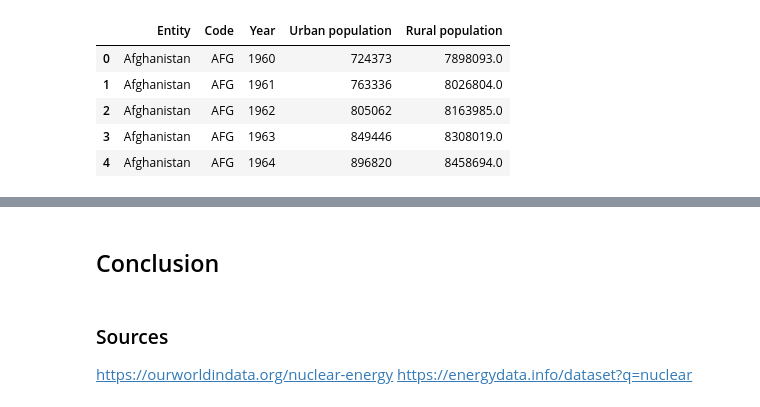
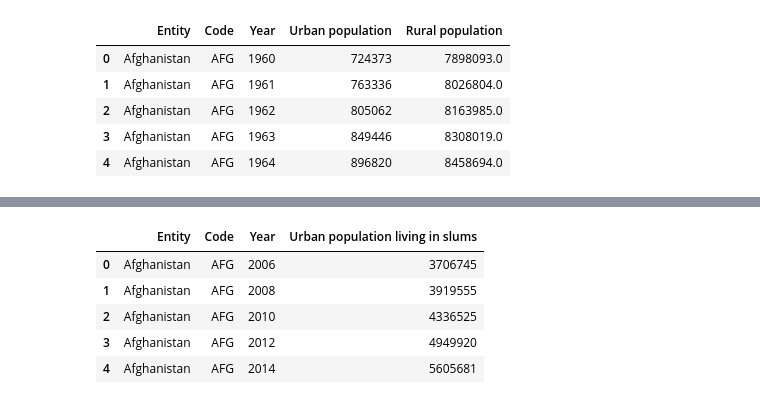
Before and after one commit to rif42/ClassifyingUrbanizationSlumPopulations, a Jupyter notebook: urbanization.ipynb, the cells around one changed output, grey strips where cells are left out. Cells and saved outputs as stored; diff of their text form; code cells hidden in the pictures.

```diff
--- a/urbanization.ipynb
+++ b/urbanization.ipynb
@@ -246,7 +75,26 @@ Non-renewable energy sources have a range of significant disadvantages, includin
-# %% [markdown]
-## Conclusion
-# %% [markdown]
-### Sources
-
-https://ourworldindata.org/nuclear-energy
-https://energydata.info/dataset?q=nuclear
+# %%
+#exclude world, regions, and income groups
+slums = slums[slums['Entity'].isin([
+    'Low-income countries',
+    'Lower-middle-income countries',
+    'Middle-income countries',
+    'Upper-middle-income countries',
+    'High-income countries',
+    'Middle East and North Africa (WB)',
+    'North America (WB)',
+    'South Asia (WB)',
+    'Sub-Saharan Africa (WB)',
+    'Latin America and Caribbean (WB)',
+    'Europe and Central Asia (WB)',
+    'European Union (27)',
+    'East Asia and Pacific (WB)',
+    'World'])==False].reset_index(drop=True)
+
+slums.head()
+# %% [output]
+|  | Entity | Code | Year | Urban population living in slums |
+| 0 | Afghanistan | AFG | 2006 | 3706745 |
+| 1 | Afghanistan | AFG | 2008 | 3919555 |
+| 2 | Afghanistan | AFG | 2010 | 4336525 |
+| 3 | Afghanistan | AFG | 2012 | 4949920 |
+| 4 | Afghanistan | AFG | 2014 | 5605681 |
```
Also changed, not shown: parts of 41 cells of this notebook, 6 other files.
